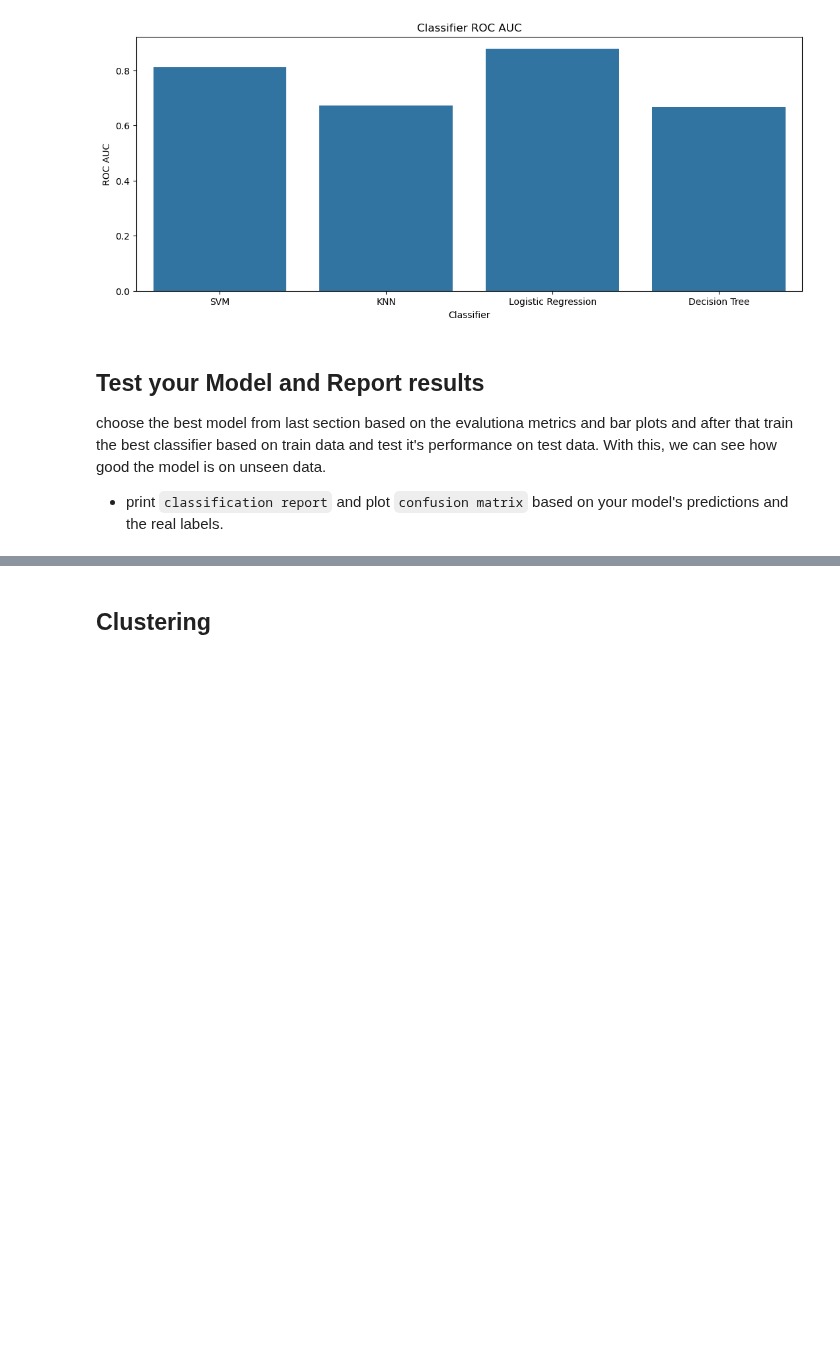
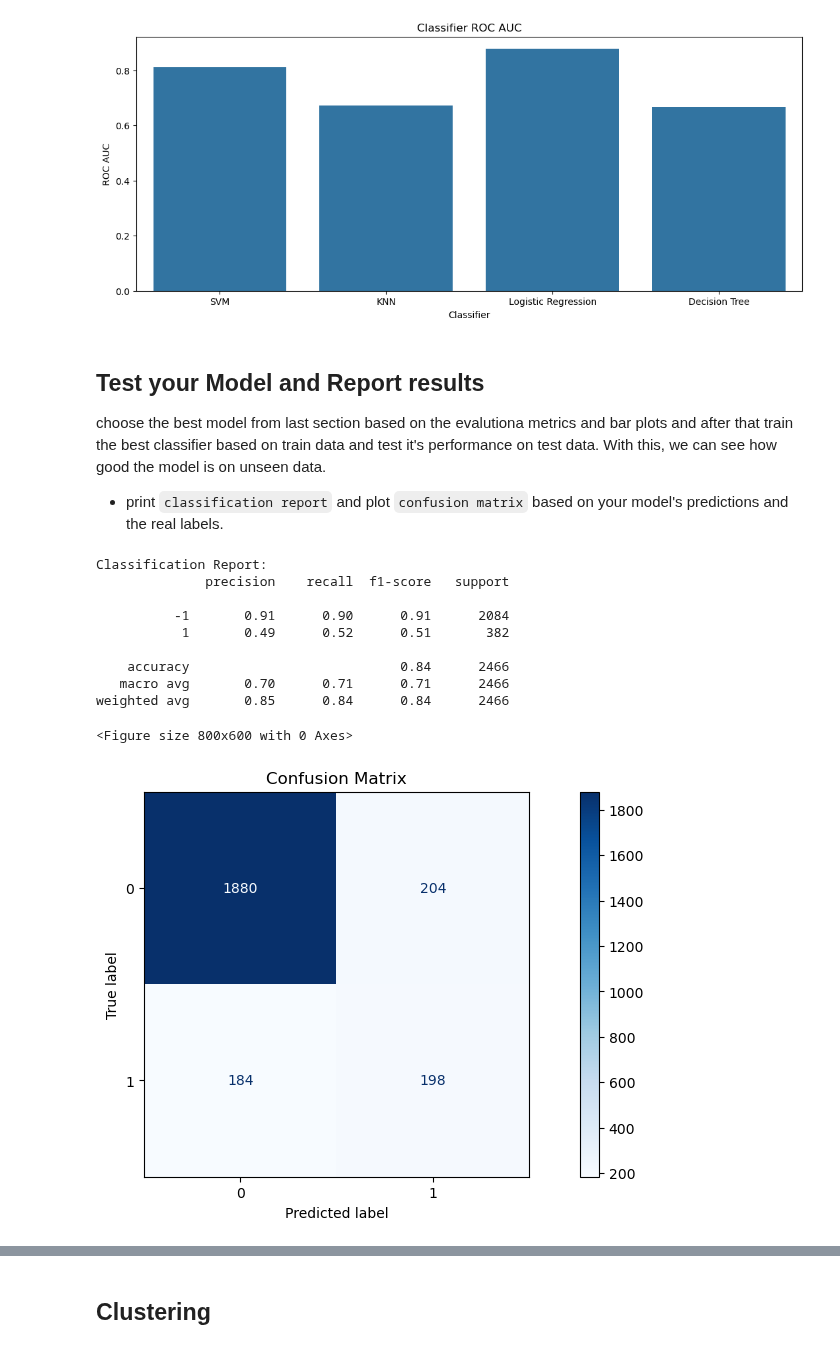
Before and after one commit to mmahdin/Data-Mining-Projects, a Jupyter notebook: DM-Project3-Clf/P3.ipynb, the cells around one changed output, grey strips where cells are left out. Saved outputs shown, nothing was run; the diff lists cells and outputs as text; code cells hidden in the pictures; blank space fills up the shorter version.

```diff
--- a/DM-Project3-Clf/P3.ipynb
+++ b/DM-Project3-Clf/P3.ipynb
@@ -547,0 +543,36 @@ choose the best model from last section based on the evalutiona metrics and bar
+# %%
+# train the best model again and evaluate it on test data
+# Retrieve the best SVM model from the previous section
+best_model = best_classifiers['SVM']
+
+# Train the best model on the entire training data (resampled)
+best_model.fit(X_train_resampled, y_train_resampled)
+
+# Predict on the test data
+y_test_pred = best_model.predict(X_test_pca_optimal)
+y_test_proba = best_model.predict_proba(X_test_pca_optimal)[:, 1] if hasattr(best_model, 'predict_proba') else None
+
+# Print classification report
+print("Classification Report:")
+print(classification_report(y_test, y_test_pred))
+
+# Compute confusion matrix
+conf_matrix = confusion_matrix(y_test, y_test_pred)
+
+# Plot confusion matrix
+plt.figure(figsize=(8, 6))
+ConfusionMatrixDisplay(conf_matrix).plot(cmap='Blues', values_format='d')
+plt.title('Confusion Matrix')
+plt.show()
+# %% [output]
+Classification Report:
+              precision    recall  f1-score   support
+
+          -1       0.91      0.90      0.91      2084
+           1       0.49      0.52      0.51       382
+
+    accuracy                           0.84      2466
+   macro avg       0.70      0.71      0.71      2466
+weighted avg       0.85      0.84      0.84      2466
+<Figure size 800x600 with 0 Axes>
+[figure, added]
```
Also changed, not shown: parts of 11 cells of this notebook.
